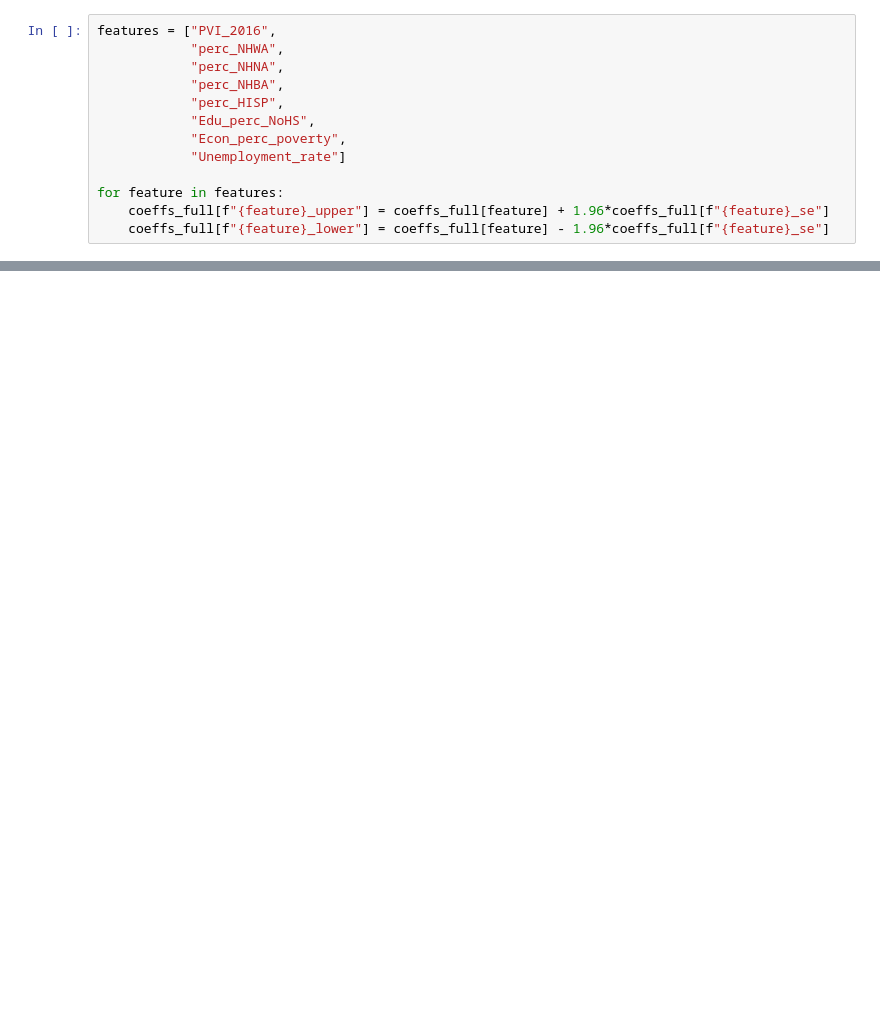
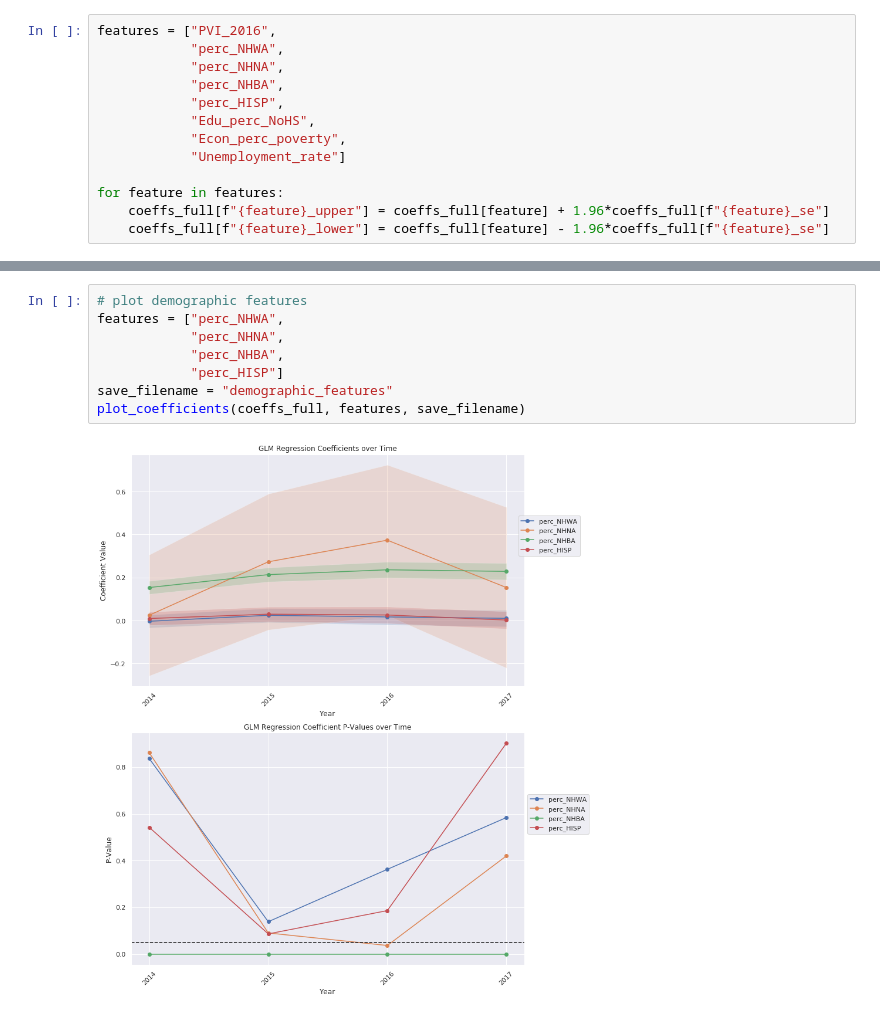
Before and after one commit to ryanbae89/gun-violence-uscounties, a Jupyter notebook: 3_results_visualization.ipynb, the cells around one changed output, grey strips where cells are left out. Cells and saved outputs as stored; diff of their text form; blank space fills up the shorter version.

Commit message:
added visualizations

```diff
--- a/3_results_visualization.ipynb
+++ b/3_results_visualization.ipynb
@@ -180,0 +167,10 @@ plt.legend(bbox_to_anchor=(1, 0.75))
+# %%
+# plot demographic features
+features = ["perc_NHWA",
+            "perc_NHNA",
+            "perc_NHBA",
+            "perc_HISP"]
+save_filename = "demographic_features"
+plot_coefficients(coeffs_full, features, save_filename)
+# %% [output]
+[figure, added]
```
Also changed, not shown: parts of 12 cells of this notebook, 4 other files.
